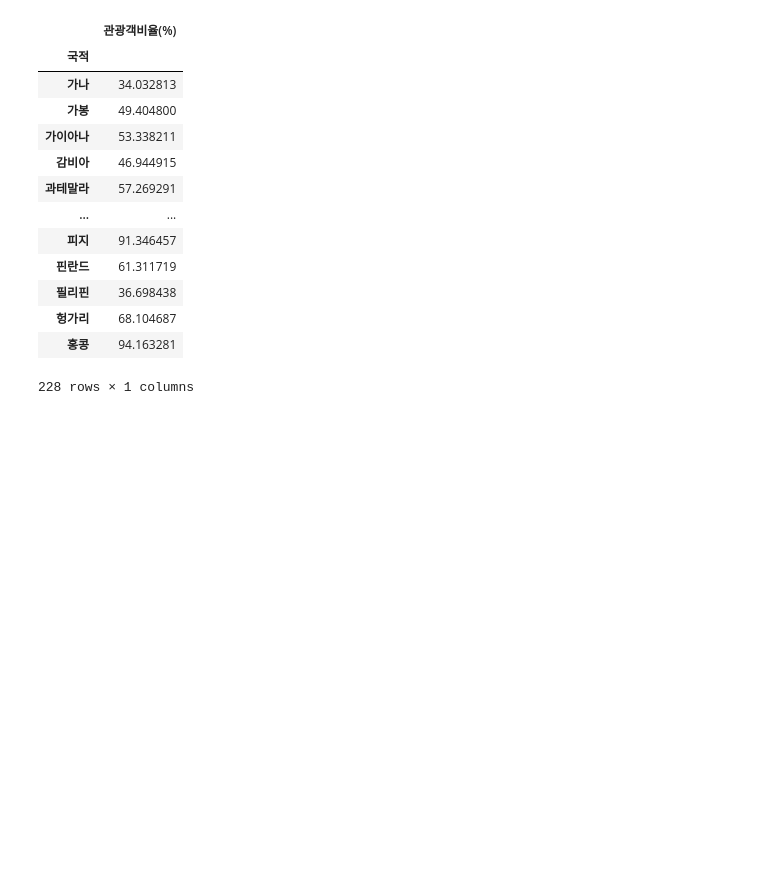
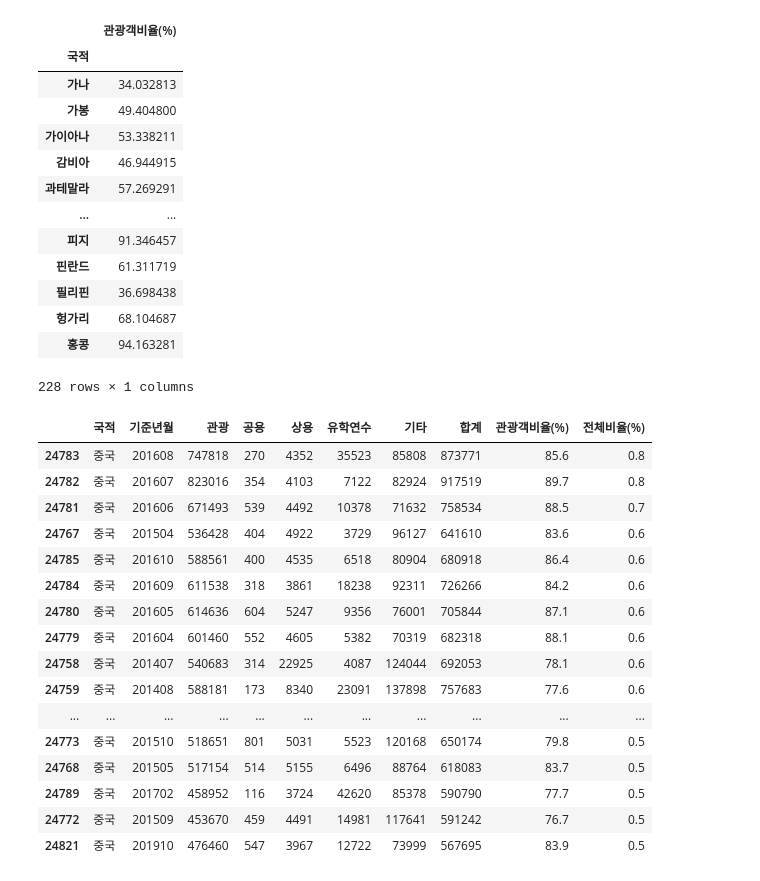
Before and after one commit to SungminSo/data-with-code, a Jupyter notebook: tourists_event/data_preprocessing.ipynb, the cells around one changed output. Drawn from its saved outputs; the diff is of its cells as text; code cells hidden in the pictures; blank space fills up the shorter version.

```diff
--- a/tourists_event/data_preprocessing.ipynb
+++ b/tourists_event/data_preprocessing.ipynb
@@ -184,3 +184,25 @@ kto_total.pivot_table(values='관광객비율(%)', index='국적', aggfunc='mean
 | 헝가리 | 68.104687 |
 | 홍콩 | 94.163281 |
 228 rows × 1 columns
+# %%
+tourist_sum = sum(kto_total['관광'])
+kto_total['전체비율(%)'] = round(kto_total['관광'] / tourist_sum * 100, 1)
+kto_total.sort_values(by = '전체비율(%)', ascending=False).head(20)
+# %% [output]
+|  | 국적 | 기준년월 | 관광 | 공용 | 상용 | 유학연수 | 기타 | 합계 | 관광객비율(%) | 전체비율(%) |
+| 24783 | 중국 | 201608 | 747818 | 270 | 4352 | 35523 | 85808 | 873771 | 85.6 | 0.8 |
+| 24782 | 중국 | 201607 | 823016 | 354 | 4103 | 7122 | 82924 | 917519 | 89.7 | 0.8 |
+| 24781 | 중국 | 201606 | 671493 | 539 | 4492 | 10378 | 71632 | 758534 | 88.5 | 0.7 |
+| 24767 | 중국 | 201504 | 536428 | 404 | 4922 | 3729 | 96127 | 641610 | 83.6 | 0.6 |
+| 24785 | 중국 | 201610 | 588561 | 400 | 4535 | 6518 | 80904 | 680918 | 86.4 | 0.6 |
+| 24784 | 중국 | 201609 | 611538 | 318 | 3861 | 18238 | 92311 | 726266 | 84.2 | 0.6 |
+| 24780 | 중국 | 201605 | 614636 | 604 | 5247 | 9356 | 76001 | 705844 | 87.1 | 0.6 |
+| 24779 | 중국 | 201604 | 601460 | 552 | 4605 | 5382 | 70319 | 682318 | 88.1 | 0.6 |
+| 24758 | 중국 | 201407 | 540683 | 314 | 22925 | 4087 | 124044 | 692053 | 78.1 | 0.6 |
+| 24759 | 중국 | 201408 | 588181 | 173 | 8340 | 23091 | 137898 | 757683 | 77.6 | 0.6 |
+| ... | ... | ... | ... | ... | ... | ... | ... | ... | ... | ... |
+| 24773 | 중국 | 201510 | 518651 | 801 | 5031 | 5523 | 120168 | 650174 | 79.8 | 0.5 |
+| 24768 | 중국 | 201505 | 517154 | 514 | 5155 | 6496 | 88764 | 618083 | 83.7 | 0.5 |
+| 24789 | 중국 | 201702 | 458952 | 116 | 3724 | 42620 | 85378 | 590790 | 77.7 | 0.5 |
+| 24772 | 중국 | 201509 | 453670 | 459 | 4491 | 14981 | 117641 | 591242 | 76.7 | 0.5 |
+| 24821 | 중국 | 201910 | 476460 | 547 | 3967 | 12722 | 73999 | 567695 | 83.9 | 0.5 |
```
Also changed, not shown: parts of 2 cells of this notebook, 2 other files.
